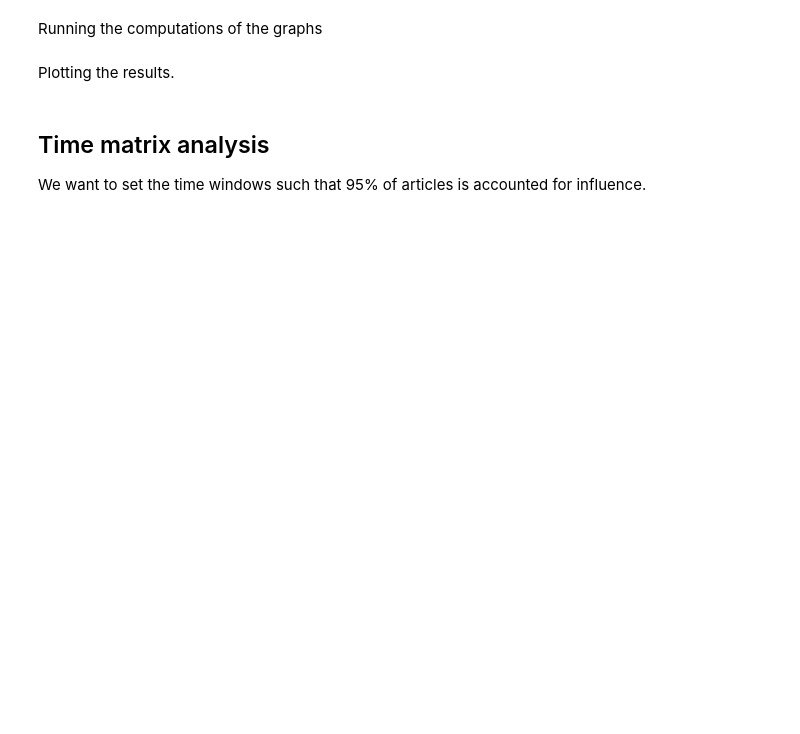
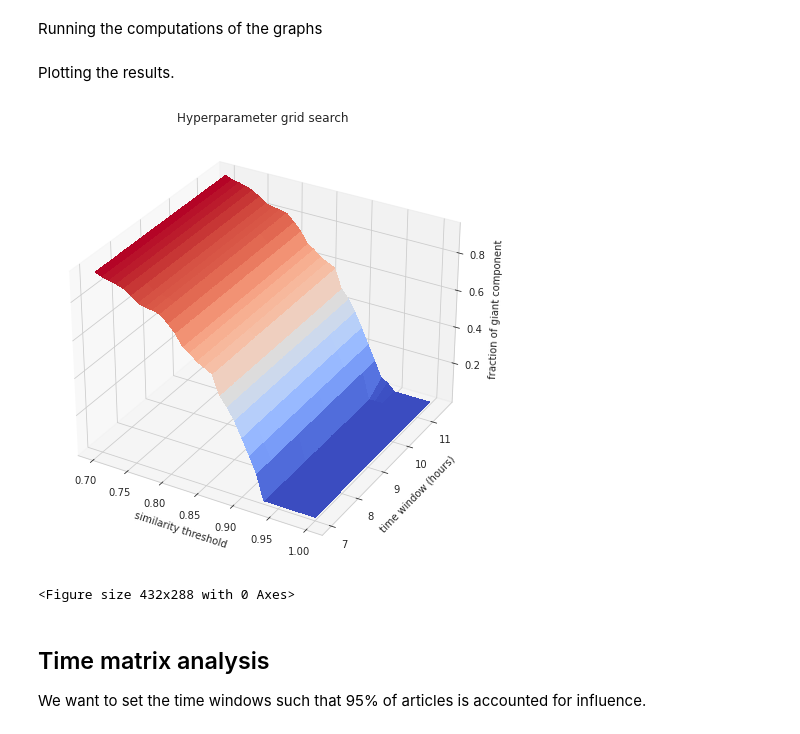
Before and after one commit to relogu/cn_project, a Jupyter notebook: notebooks/emp_data_analysis.ipynb, the cells around one changed output. Saved outputs shown, nothing was run; the diff lists cells and outputs as text; code cells hidden in the pictures; blank space fills up the shorter version.

Commit message:
corrections to time dimensions

```diff
--- a/notebooks/emp_data_analysis.ipynb
+++ b/notebooks/emp_data_analysis.ipynb
@@ -77,7 +87,7 @@ def get_index(
         # get the index of such max similar article
         index = similarities.index(similarity)
         # get dt in terms of hours
-        dt = (timestamp - data['timestamp'][index]).total_seconds() / 3600 / 24
+        dt = (timestamp - data['timestamp'][index]).total_seconds() / 3600# / 24
         # similarity threshold
         if similarity < min_similarity:
             # return None to add index to outs
@@ -93,12 +103,12 @@ def create_graph(
     dists_triu, # similarity matrix
     data, # DataFrame containing articles info
     time_max: int = 168, # max dt (in hours) for two articles to be linked
-    time_min: int = 6, # min dt (in hours) for two articles to be linked
+    time_min: int = 4, # min dt (in hours) for two articles to be linked
     sim_min: float = 0.8, # minimum cos sim distance for two articles to be linked
     ):
     # max number of nodes
     n_articles = dists_triu.shape[0]
-    # instantiate the directed graph
+    # instantiate the graph (NOT DIRECTED HERE!)
     G = nx.Graph()
     # adding the first node
     G.add_node(0, step=0,
@@ -134,7 +144,7 @@ def create_graph(
                 })])
             # linking the nodes
             G.add_edge(index, i)
-        # if a relation wa not found
+        # if a relation was not found
         else:
             # add current article to elimination listS
             outs.append(i)
@@ -158,7 +168,7 @@ Setting the grid to search in.
 # %%
 MIN_SIM, MAX_SIM, DELTA_SIM = 0.70, 1.0, 0.01
 sims = np.arange(MIN_SIM, MAX_SIM, DELTA_SIM)
-MIN_GAM, MAX_GAM, DELTA_GAM = 10*24, 18*24, 24 # in hours
+MIN_GAM, MAX_GAM, DELTA_GAM = 7*24, 12*24, 12 # in hours
 gammas = np.arange(MIN_GAM, MAX_GAM, DELTA_GAM)
 g = np.meshgrid(sims, gammas)
 params = np.vstack(map(np.ravel, g)).T
@@ -180,20 +192,25 @@ Plotting the results.
 # %%
 fig = plt.figure(figsize=(8,8))
 ax = fig.add_subplot(111, projection='3d')
 
 #ax.scatter(g[0], g[1], list_of_gcn)
 # Plot the surface.
 Z =  np.array(list_of_gcn).reshape(g[0].shape)
-surf = ax.plot_surface(g[0], g[1], Z, cmap=cm.coolwarm,
+np.savez(str(PATH_TO_DATA/stories[story_to_elaborate]/'hyperparams.npz'), g)
+np.savez(str(PATH_TO_DATA/stories[story_to_elaborate]/'frac_gc.npz'), Z)
+surf = ax.plot_surface(g[0], g[1]/24, Z, cmap=cm.coolwarm,
                        linewidth=0, antialiased=False)
 
 ax.set_title("Hyperparameter grid search")
 ax.set_xlabel("similarity threshold")
 ax.set_ylabel("time window (hours)")
 ax.set_zlabel("fraction of giant component")
 
 plt.show()
 plt.savefig(PATH_TO_DATA/stories[story_to_elaborate]/imgs[0])
+# %% [output]
+[figure, added]
+<Figure size 432x288 with 0 Axes>
 # %% [markdown]
 ## Time matrix analysis
 
```
Also changed, not shown: parts of 13 cells of this notebook.
